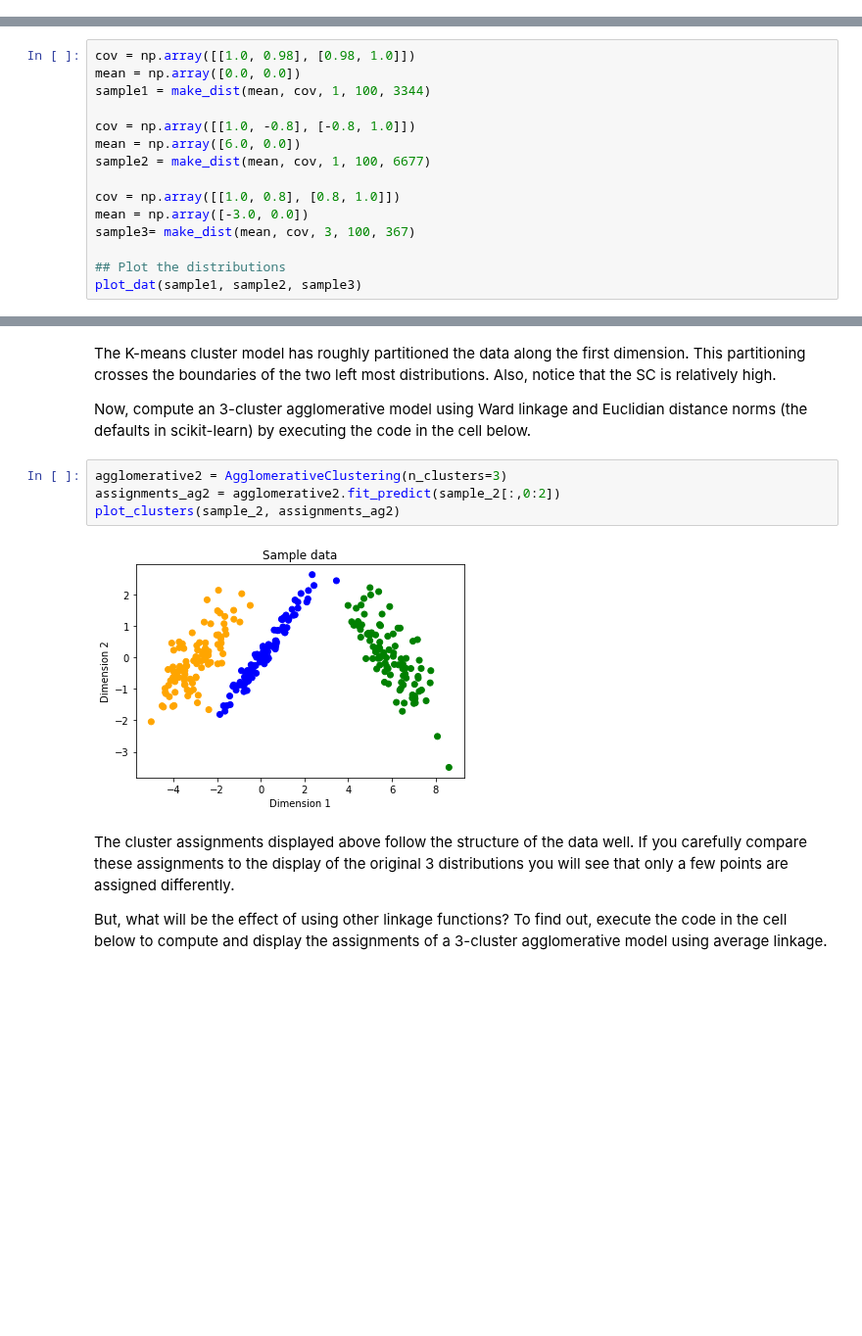
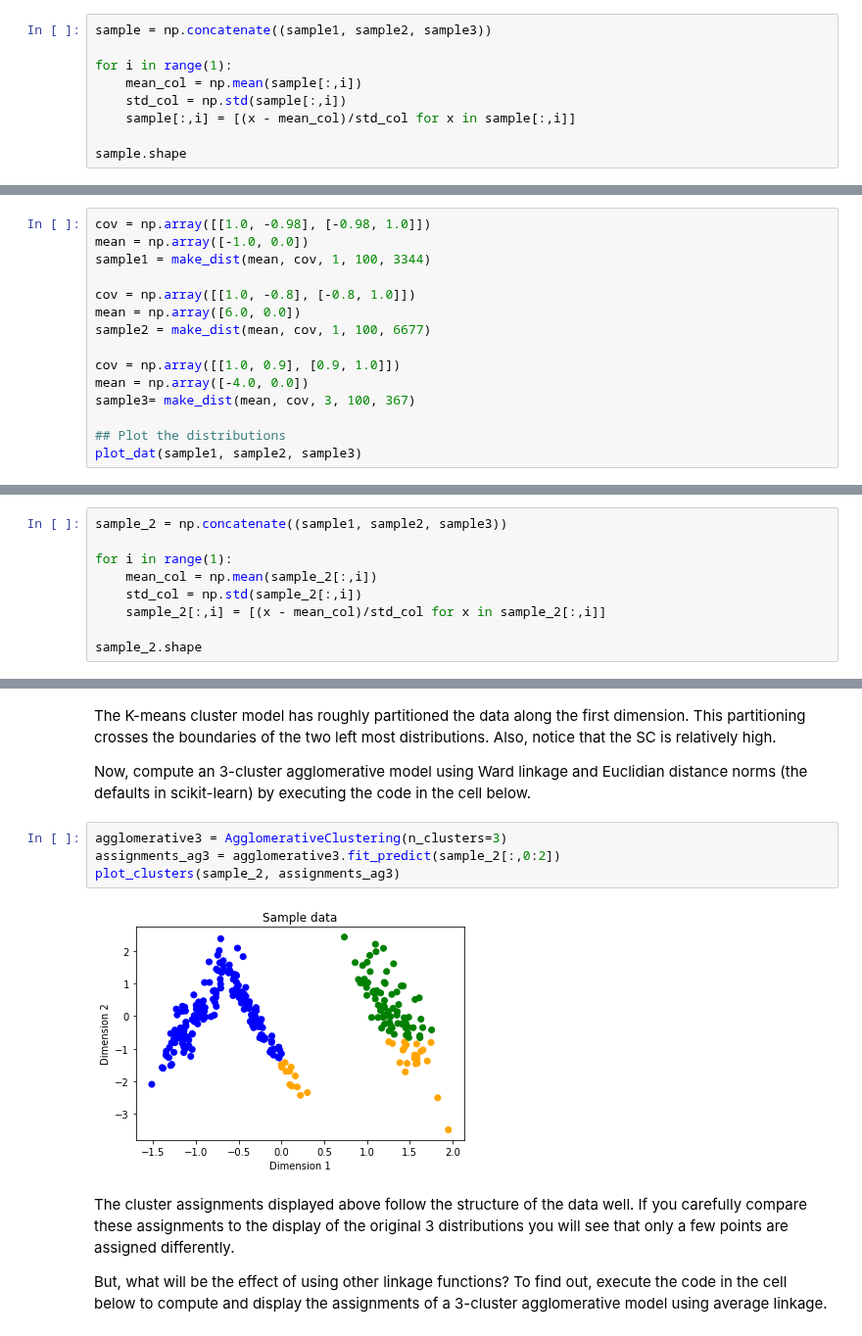
Before and after one commit to syslin/-MicrosoftLearning-Principles-of-Machine-Learning-Python, a Jupyter notebook: Module7/IntroToUnsupervisedLearning.ipynb, the cells around one changed output, grey strips where cells are left out. Shown at 98% size. Cells and saved outputs as stored; diff of their text form; blank space fills up the shorter version.

```diff
--- a/Module7/IntroToUnsupervisedLearning.ipynb
+++ b/Module7/IntroToUnsupervisedLearning.ipynb
@@ -111,0 +107,9 @@ sample.shape
+# %%
+sample = np.concatenate((sample1, sample2, sample3))
+
+for i in range(1):
+    mean_col = np.mean(sample[:,i])
+    std_col = np.std(sample[:,i])
+    sample[:,i] = [(x - mean_col)/std_col for x in sample[:,i]]
+
+sample.shape
@@ -332,16 +345,16 @@ The code in the cell below computes another synthetic dataset comprised of three
 
 Execute this code to generate and display the dataset.
 # %%
-cov = np.array([[1.0, 0.98], [0.98, 1.0]])
-mean = np.array([0.0, 0.0])
+cov = np.array([[1.0, -0.98], [-0.98, 1.0]])
+mean = np.array([-1.0, 0.0])
 sample1 = make_dist(mean, cov, 1, 100, 3344)
 
 cov = np.array([[1.0, -0.8], [-0.8, 1.0]])
 mean = np.array([6.0, 0.0])
 sample2 = make_dist(mean, cov, 1, 100, 6677)
 
-cov = np.array([[1.0, 0.8], [0.8, 1.0]])
-mean = np.array([-3.0, 0.0])
+cov = np.array([[1.0, 0.9], [0.9, 1.0]])
+mean = np.array([-4.0, 0.0])
 sample3= make_dist(mean, cov, 3, 100, 367)
 
 ## Plot the distributions
@@ -362,0 +371,9 @@ sample_2.shape
+# %%
+sample_2 = np.concatenate((sample1, sample2, sample3))
+
+for i in range(1):
+    mean_col = np.mean(sample_2[:,i])
+    std_col = np.std(sample_2[:,i])
+    sample_2[:,i] = [(x - mean_col)/std_col for x in sample_2[:,i]]
+
+sample_2.shape
@@ -375,11 +394,11 @@ The K-means cluster model has roughly partitioned the data along the first dimen
 
 Now, compute an 3-cluster agglomerative model using Ward linkage and Euclidian distance norms (the defaults in scikit-learn) by executing the code in the cell below.
 # %%
-agglomerative2 = AgglomerativeClustering(n_clusters=3)
-assignments_ag2 = agglomerative2.fit_predict(sample_2[:,0:2])
-plot_clusters(sample_2, assignments_ag2)
+agglomerative3 = AgglomerativeClustering(n_clusters=3)
+assignments_ag3 = agglomerative3.fit_predict(sample_2[:,0:2])
+plot_clusters(sample_2, assignments_ag3)
 # %% [output]
-[figure, old version]
+[figure, new version]
 # %% [markdown]
 The cluster assignments displayed above follow the structure of the data well. If you carefully compare these assignments to the display of the original 3 distributions you will see that only a few points are assigned differently.
 
```
Also changed, not shown: parts of 37 cells of this notebook.
